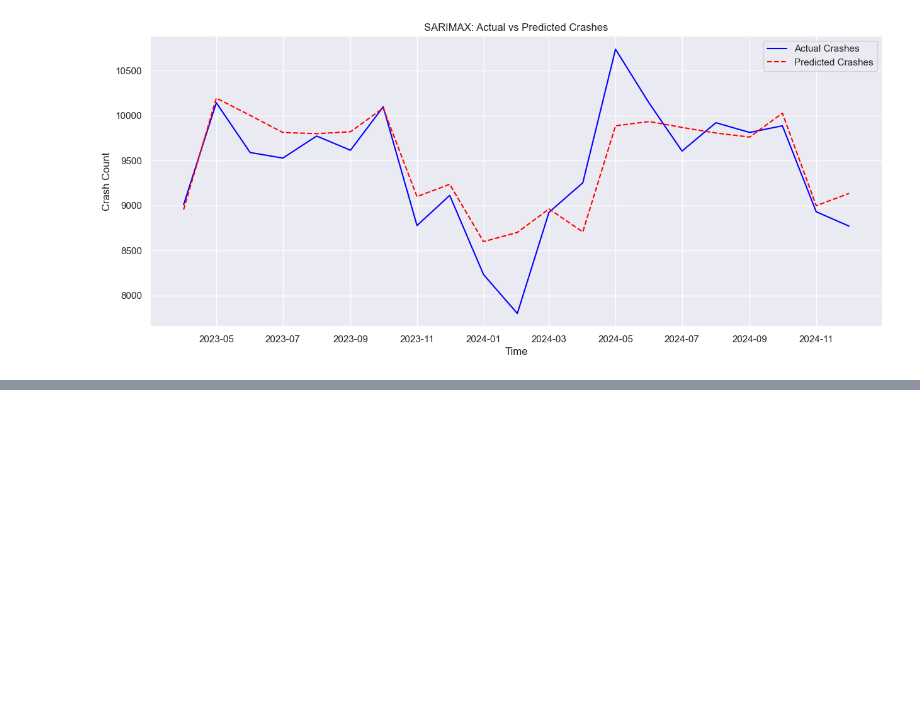
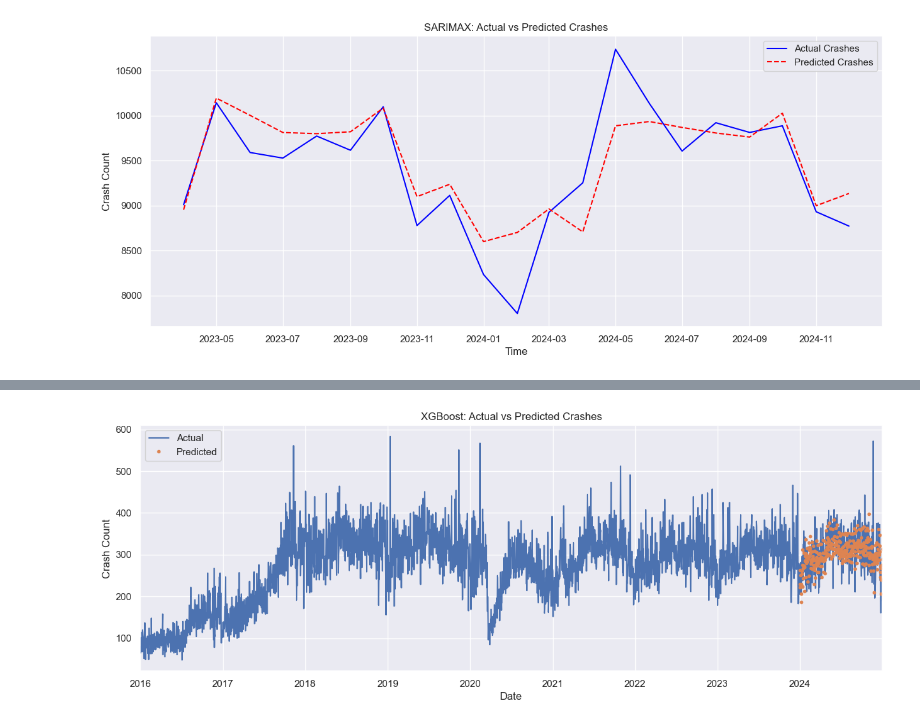
Before and after one commit to Giga1025/Optimal_Time_series_forecastings, a Jupyter notebook: predictions.ipynb, the cells around one changed output, grey strips where cells are left out. Cells and saved outputs as stored; diff of their text form; code cells hidden in the pictures; blank space fills up the shorter version.

```diff
--- a/predictions.ipynb
+++ b/predictions.ipynb
@@ -622,0 +756,17 @@ MSE: 127166.38181320066
+# %%
+# Drop existing 'prediction' columns to avoid merge conflict
+data_xgboost = data_xgboost.drop(columns=['prediction_x', 'prediction_y', 'prediction'], errors='ignore')
+
+# Merge without conflicts
+data_xgboost = data_xgboost.merge(test[['prediction']], how='left', left_index=True, right_index=True)
+
+# Plot results
+ax = data_xgboost[['COUNT']].plot(figsize=(15, 5))
+data_xgboost['prediction'].plot(ax=ax, style='.')
+plt.title('XGBoost: Actual vs Predicted Crashes')
+plt.xlabel('Date')
+plt.ylabel('Crash Count')
+plt.legend(['Actual', 'Predicted'])
+plt.show()
+# %% [output]
+[figure, added]
```
Also changed, not shown: parts of 10 cells of this notebook.
